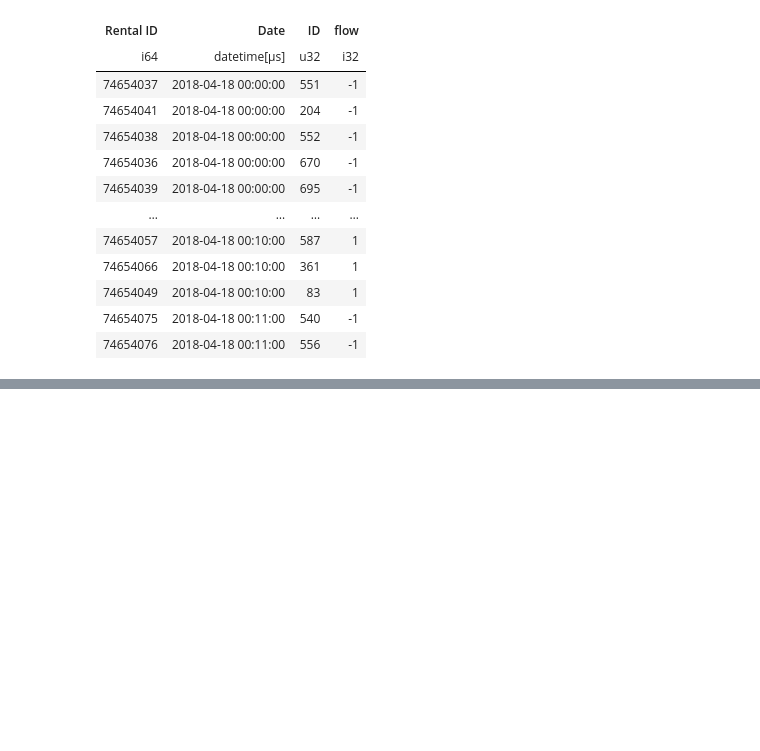
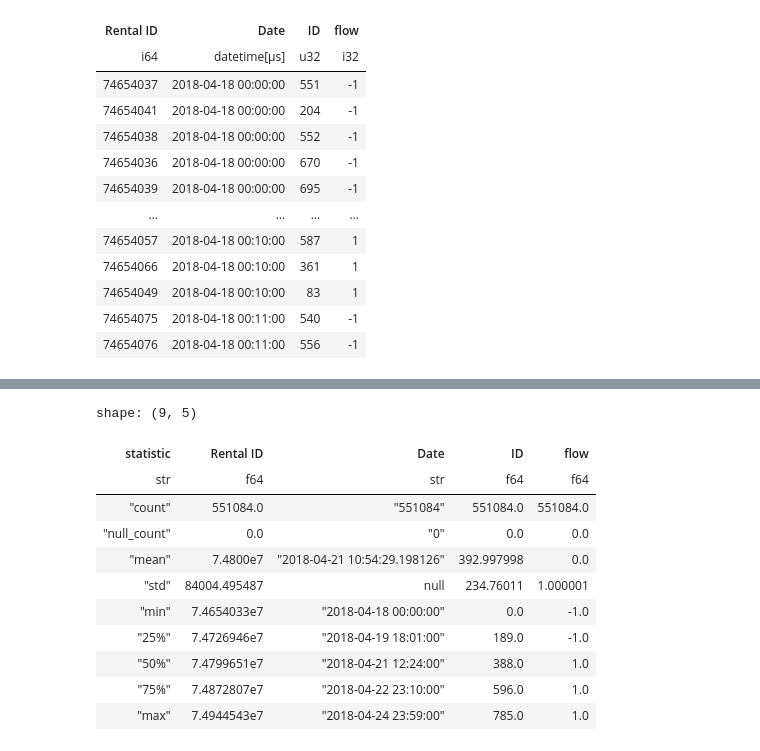
Before and after one commit to orenjhargreaves/TFL_bikes, a Jupyter notebook: Neural_network.ipynb, the cells around one changed output, grey strips where cells are left out. Saved outputs shown, nothing was run; the diff lists cells and outputs as text; code cells hidden in the pictures; blank space fills up the shorter version.

Commit message:
loading all data

```diff
--- a/Neural_network.ipynb
+++ b/Neural_network.ipynb
@@ -113,15 +116,15 @@ CSV: 09JourneyDataExtract08Jun2016-14Jun2016.csv
 CSV: 106JourneyDataExtract18Apr2018-24Apr2018.csv
  file_path: data/Journey_Data/106JourneyDataExtract18Apr2018-24Apr2018.csv
 # %%
-pickle_dir = "pickle/df_temp"
-
-# # save to pickle
-# with open(pickle_dir, 'wb') as f:
-#     pickle.dump(df, f)
-
-#load from pickle
-with open(pickle_dir, 'rb') as f:
-    df = pickle.load(f)
+pickle_dir = "pickle/CSV_data_df"
+if CSVs_to_df:
+    # save to pickle
+    with open(pickle_dir, 'wb') as f:
+        pickle.dump(df, f)
+else:
+    #load from pickle
+    with open(pickle_dir, 'rb') as f:
+        df = pickle.load(f)
 
 df.head()
 # %% [output]
@@ -213,0 +235,15 @@ shape: (50, 4)
+# %%
+df_flows.describe()
+# %% [output]
+shape: (9, 5)
+| statistic | Rental ID | Date | ID | flow |
+| str | f64 | str | f64 | f64 |
+| "count" | 551084.0 | "551084" | 551084.0 | 551084.0 |
+| "null_count" | 0.0 | "0" | 0.0 | 0.0 |
+| "mean" | 7.4800e7 | "2018-04-21 10:54:29.198126" | 392.997998 | 0.0 |
+| "std" | 84004.495487 | null | 234.76011 | 1.000001 |
+| "min" | 7.4654033e7 | "2018-04-18 00:00:00" | 0.0 | -1.0 |
+| "25%" | 7.4726946e7 | "2018-04-19 18:01:00" | 189.0 | -1.0 |
+| "50%" | 7.4799651e7 | "2018-04-21 12:24:00" | 388.0 | 1.0 |
+| "75%" | 7.4872807e7 | "2018-04-22 23:10:00" | 596.0 | 1.0 |
+| "max" | 7.4944543e7 | "2018-04-24 23:59:00" | 785.0 | 1.0 |
```
Also changed, not shown: parts of 3 cells of this notebook.
